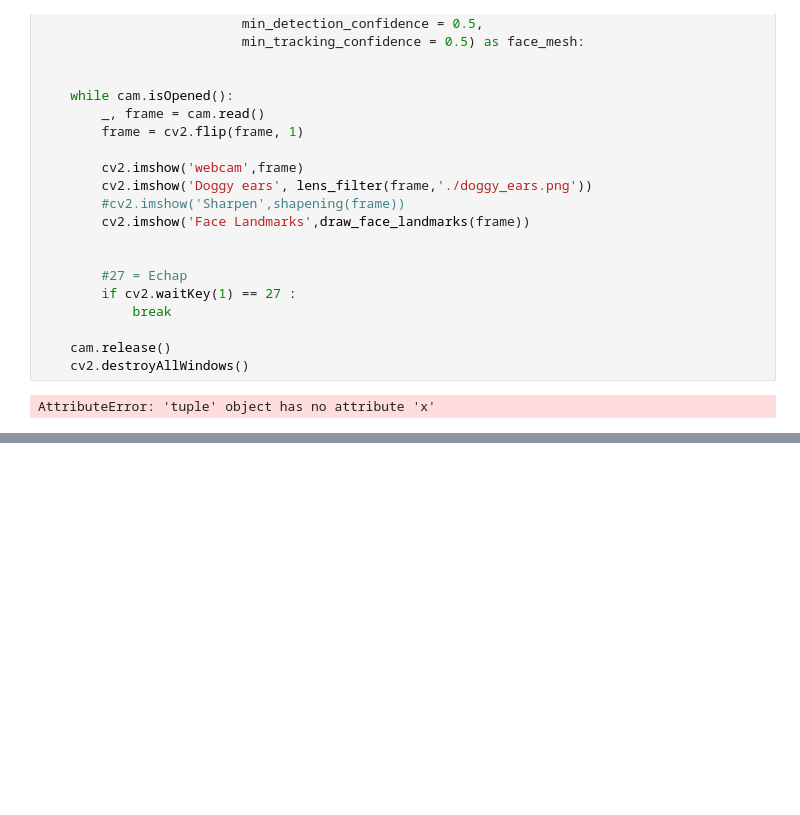
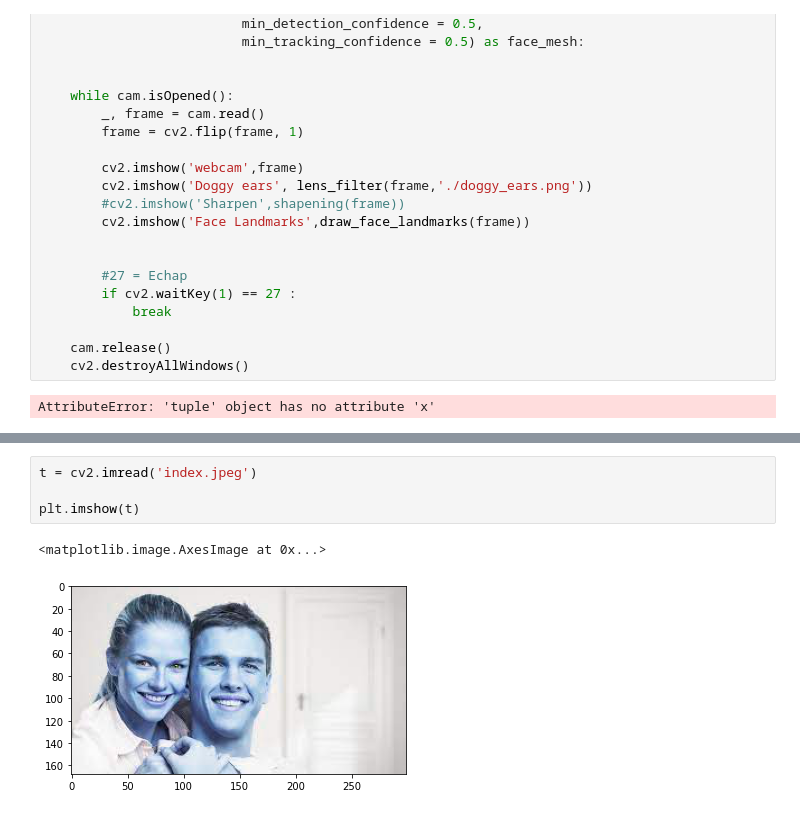
Before and after one commit to laurentLebreton/ACV_, a Jupyter notebook: ACV_Course_Day2.ipynb, the cells around one changed output, grey strips where cells are left out. Cells and saved outputs as stored; diff of their text form; blank space fills up the shorter version.

```diff
--- a/ACV_Course_Day2.ipynb
+++ b/ACV_Course_Day2.ipynb
@@ -722,0 +777,7 @@ AttributeError: 'tuple' object has no attribute 'x'
+# %%
+t = cv2.imread('index.jpeg')
+
+plt.imshow(t)
+# %% [output]
+<matplotlib.image.AxesImage at 0x...>
+[figure, added]
```
Also changed, not shown: parts of 7 cells of this notebook, 3 other files.
